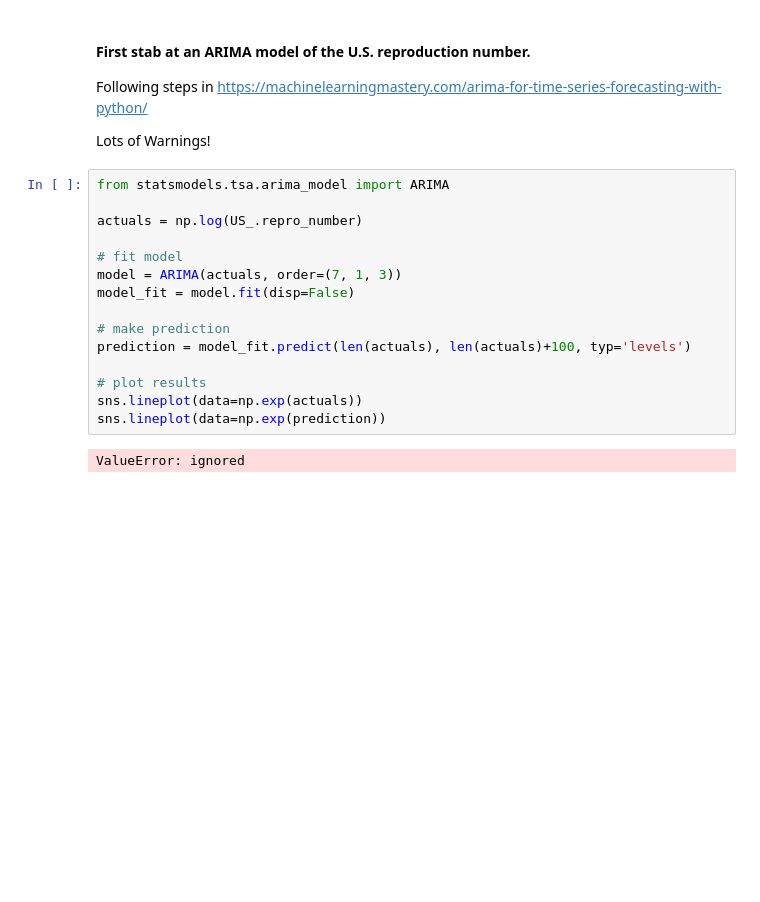
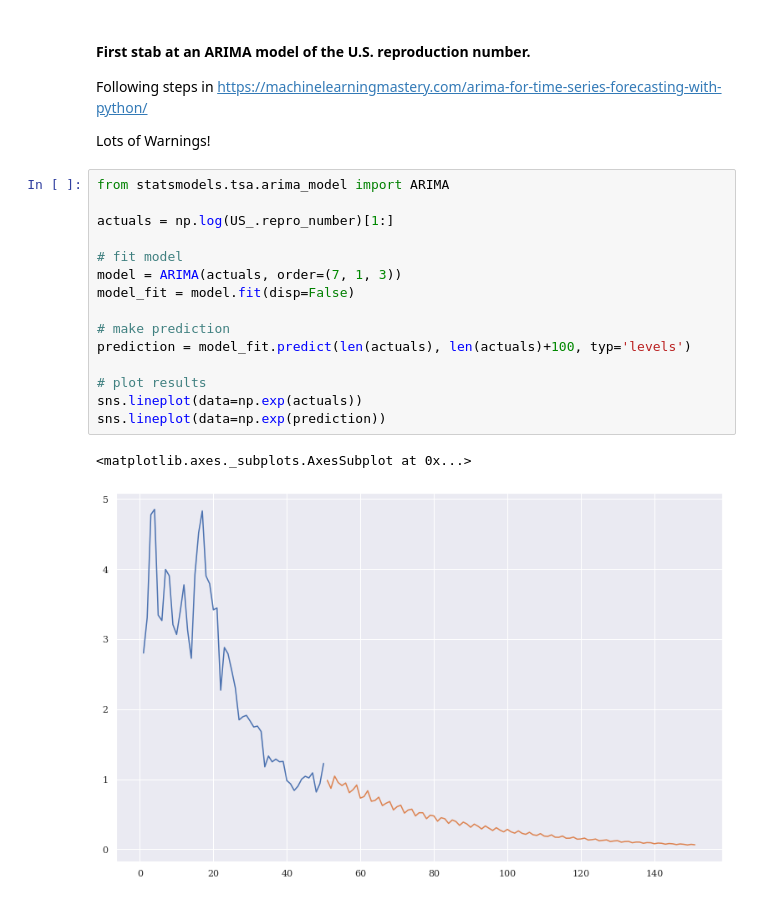
Before and after one commit to tedteske/Covid-19-Model, a Jupyter notebook: covid.ipynb, the cells around one changed output. Cells and saved outputs as stored; diff of their text form; blank space fills up the shorter version.

```diff
--- a/covid.ipynb
+++ b/covid.ipynb
@@ -947,19 +947,20 @@ Lots of Warnings!
 # %%
 from statsmodels.tsa.arima_model import ARIMA
 
-actuals = np.log(US_.repro_number)
+actuals = np.log(US_.repro_number)[1:]
 
 # fit model
 model = ARIMA(actuals, order=(7, 1, 3))
 model_fit = model.fit(disp=False)
 
 # make prediction
 prediction = model_fit.predict(len(actuals), len(actuals)+100, typ='levels')
 
 # plot results
 sns.lineplot(data=np.exp(actuals))
 sns.lineplot(data=np.exp(prediction))
 # %% [output]
-ValueError: ignored
+<matplotlib.axes._subplots.AxesSubplot at 0x...>
+[figure, added]
 # %%
 print(model_fit.summary())
```
Also changed, not shown: parts of 46 cells of this notebook.
